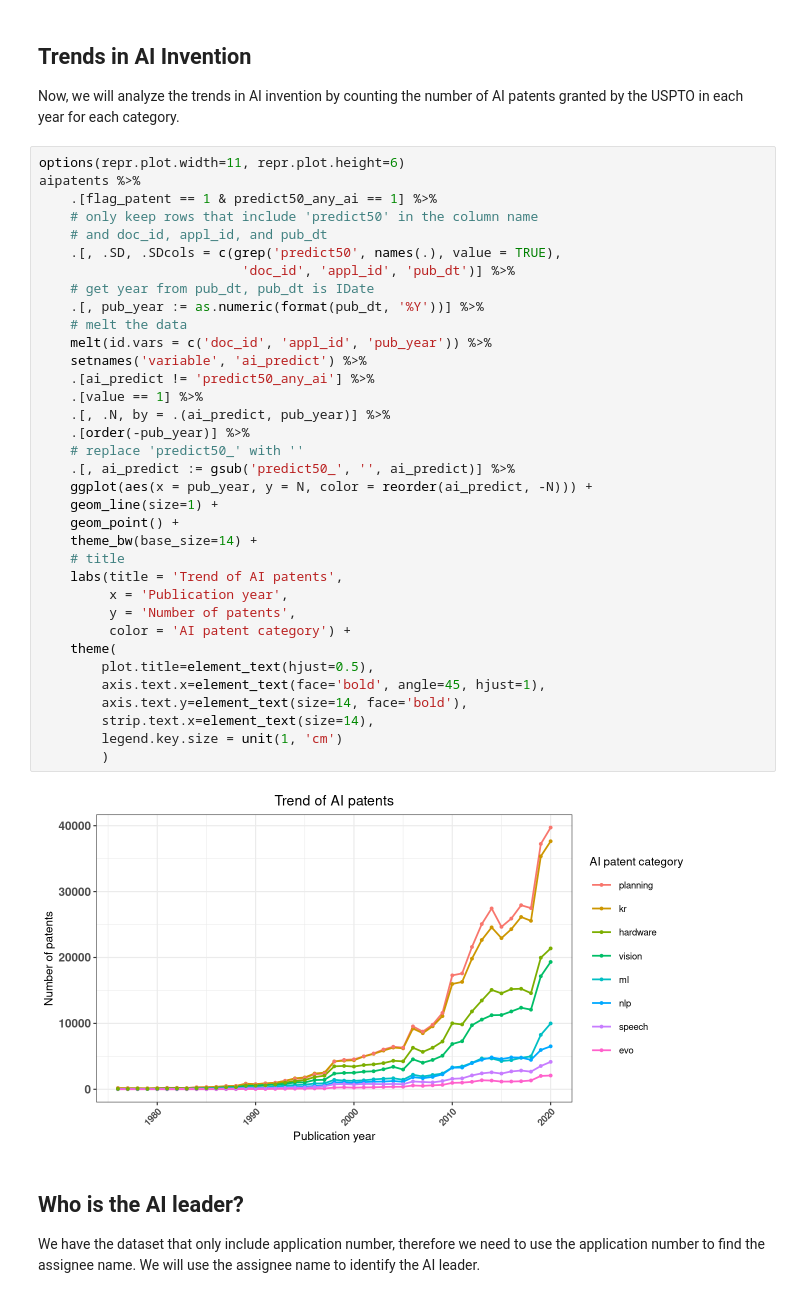
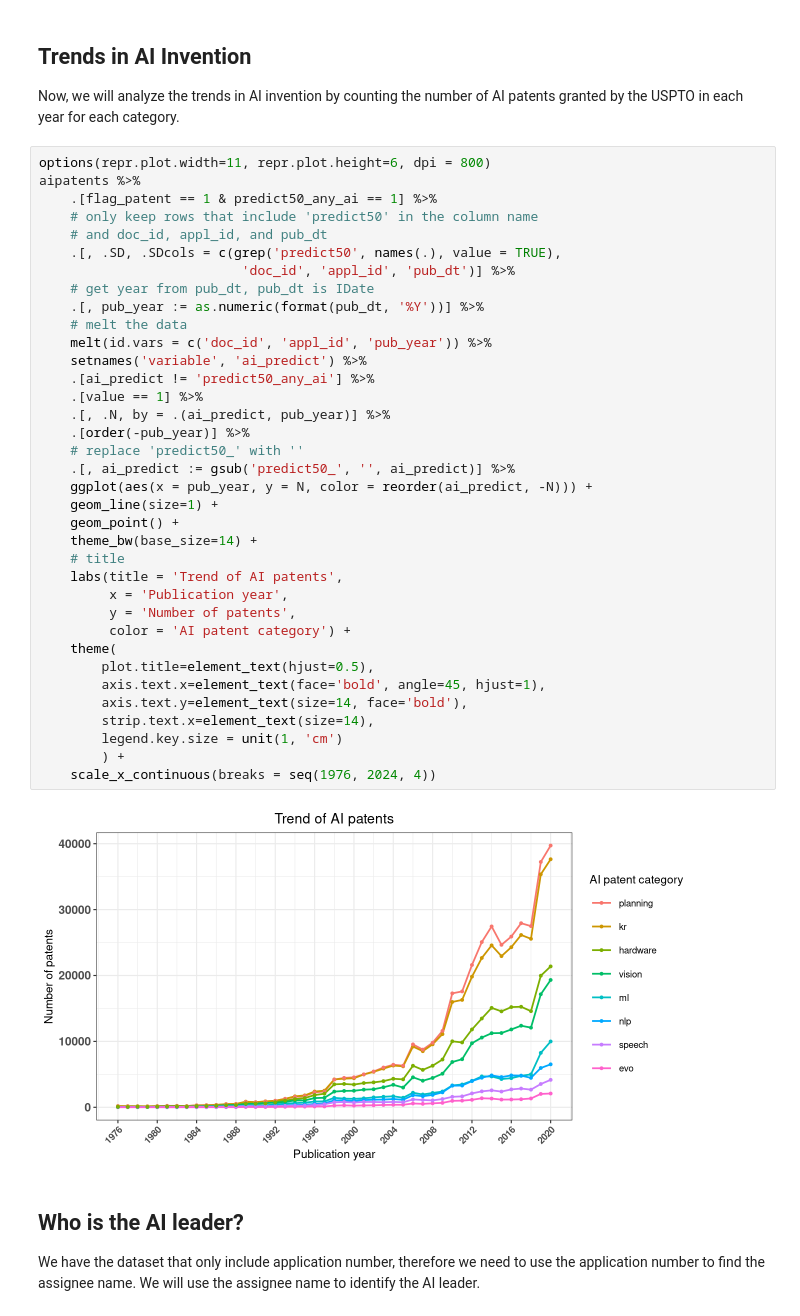
Before and after one commit to oceanumeric/ININ-tutorial, a Jupyter notebook: Labs/lab2_part_A.ipynb, the cells around one changed output. Cells and saved outputs as stored; diff of their text form.

```diff
--- a/Labs/lab2_part_A.ipynb
+++ b/Labs/lab2_part_A.ipynb
@@ -149,42 +149,43 @@ Here is the full name of categories in the dataset:
 
 Now, we will analyze the trends in AI invention by counting the number of AI patents granted by the USPTO in each year for each category.
 # %%
-options(repr.plot.width=11, repr.plot.height=6)
+options(repr.plot.width=11, repr.plot.height=6, dpi = 800)
 aipatents %>%
     .[flag_patent == 1 & predict50_any_ai == 1] %>%
     # only keep rows that include 'predict50' in the column name
     # and doc_id, appl_id, and pub_dt
     .[, .SD, .SDcols = c(grep('predict50', names(.), value = TRUE),
                           'doc_id', 'appl_id', 'pub_dt')] %>%
     # get year from pub_dt, pub_dt is IDate
     .[, pub_year := as.numeric(format(pub_dt, '%Y'))] %>%
     # melt the data
     melt(id.vars = c('doc_id', 'appl_id', 'pub_year')) %>%
     setnames('variable', 'ai_predict') %>%
     .[ai_predict != 'predict50_any_ai'] %>%
     .[value == 1] %>%
     .[, .N, by = .(ai_predict, pub_year)] %>%
     .[order(-pub_year)] %>%
     # replace 'predict50_' with ''
     .[, ai_predict := gsub('predict50_', '', ai_predict)] %>%
     ggplot(aes(x = pub_year, y = N, color = reorder(ai_predict, -N))) +
     geom_line(size=1) +
     geom_point() +
     theme_bw(base_size=14) +
     # title
     labs(title = 'Trend of AI patents',
          x = 'Publication year',
          y = 'Number of patents',
          color = 'AI patent category') +
     theme(
         plot.title=element_text(hjust=0.5),
         axis.text.x=element_text(face='bold', angle=45, hjust=1),
         axis.text.y=element_text(size=14, face='bold'),
         strip.text.x=element_text(size=14),
         legend.key.size = unit(1, 'cm')
-        )
+        ) +
+    scale_x_continuous(breaks = seq(1976, 2024, 4))
 # %% [output]
-[figure, old version]
+[figure, new version]
 # %% [markdown]
 ## Who is the AI leader?
 
```
